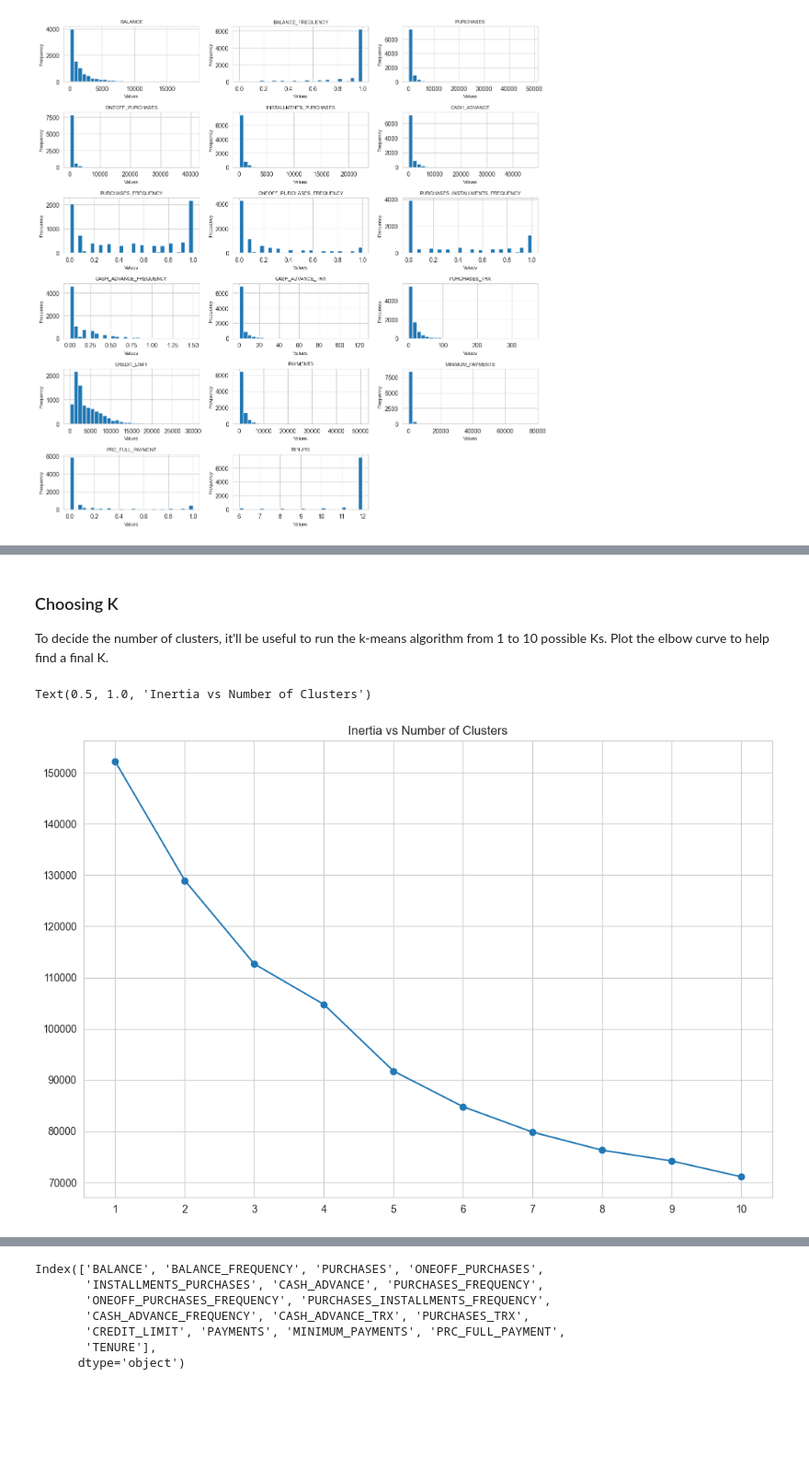
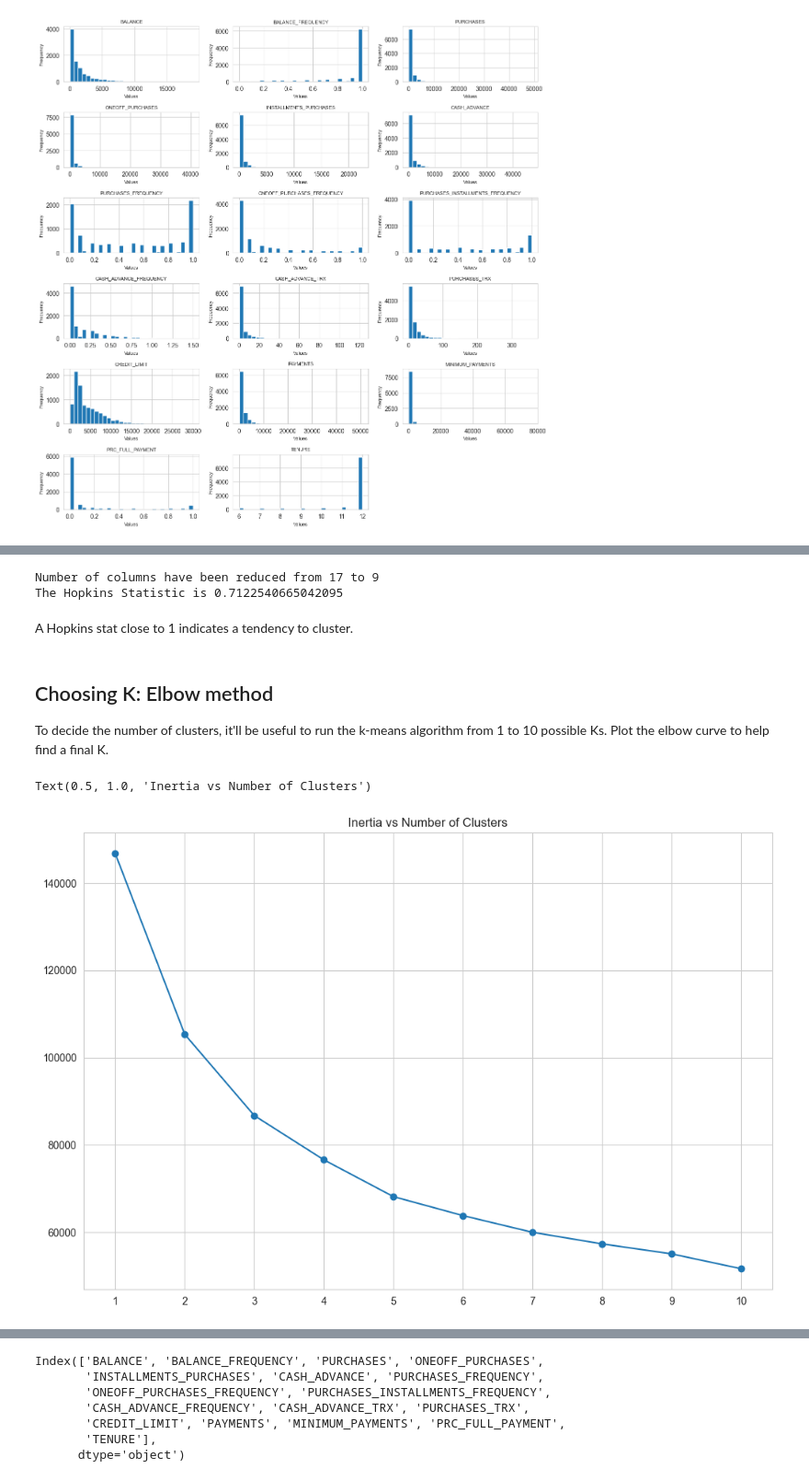
Before and after one commit to saxena-p/Credit-Card-Clustering, a Jupyter notebook: CC-Clustering.ipynb, the cells around one changed output, grey strips where cells are left out. Shown at 92% size. Saved outputs shown, nothing was run; the diff lists cells and outputs as text; code cells hidden in the pictures; blank space fills up the shorter version.

Commit message:
Included PCA and updated clusters

```diff
--- a/CC-Clustering.ipynb
+++ b/CC-Clustering.ipynb
@@ -198,19 +213,63 @@ print(X_scaled[:5])
+# %%
+from sklearn.decomposition import PCA
+from sklearn.neighbors import NearestNeighbors
+
+# Apply PCA to reduce dimensionality while retaining 95% of the variance
+pca = PCA(n_components=0.95)
+pca_result = pca.fit_transform(scaled_df) # Outputs a numpy array.
+
+# num columns after PCA
+print ("Number of columns have been reduced from", scaled_df.shape[1], "to", pca_result.shape[1])
+
+# Define a function to compute Hopkins Statistic
+
+def Hopkins(X):
+    '''
+    Calculate Hopkins statistic of a pandas dataframe X
+    '''
+    d = X.shape[1]
+    n = len(X)
+    m = int(0.1* n)
+
+    nbrs = NearestNeighbors(n_neighbors=1).fit(X) # find neighbours of the data points.
+    rand_X = np.random.rand(m,d) # Random matrix of size X
+
+    wi = []
+    ui = []
+
+    for i in range(0,m):
+        w_dist, _ = nbrs.kneighbors( [rand_X[i]], 2, return_distance=True ) # distance between synthetic point to real data point
+        wi.append(w_dist[0][1])
+
+        u_dist, _ = nbrs.kneighbors([X[np.random.randint(0,n)] ], 2, return_distance=True ) # distance between a randomly chosen real point and its neighbour.
+        ui.append(u_dist[0][1])
+
+    H = sum(wi)/ ( sum(wi) + sum(ui) )
+    return H
+
+hop_stat = Hopkins(pca_result)
+print("The Hopkins Statistic is", hop_stat)
+# %% [output]
+Number of columns have been reduced from 17 to 9
+The Hopkins Statistic is 0.7122540665042095
+# %% [markdown]
+A Hopkins stat close to 1 indicates a tendency to cluster.
 # %% [markdown]
-### Choosing K
+## Choosing K: Elbow method
 To decide the number of clusters, it'll be useful to run the k-means algorithm from 1 to 10 possible Ks. Plot the elbow curve to help find a final K.
 # %%
-X = pd.DataFrame(X_scaled)
+# X = pd.DataFrame(X_scaled)
 inertias = []
 for k in range(1, 11):
     model = KMeans(n_clusters=k)
-    y = model.fit_predict(X)
+    y = model.fit_predict(pca_result)
     inertias.append(model.inertia_)
 
 plt.figure(figsize=(12, 8))
 plt.plot(range(1, 11), inertias, marker='o')
 plt.xticks(ticks=range(1, 11), labels=range(1, 11))
 plt.title('Inertia vs Number of Clusters')
 # %% [output]
 Text(0.5, 1.0, 'Inertia vs Number of Clusters')
-[figure, old version]
+[figure, new version]
 # %% [markdown]
```
Also changed, not shown: parts of 15 cells of this notebook.
